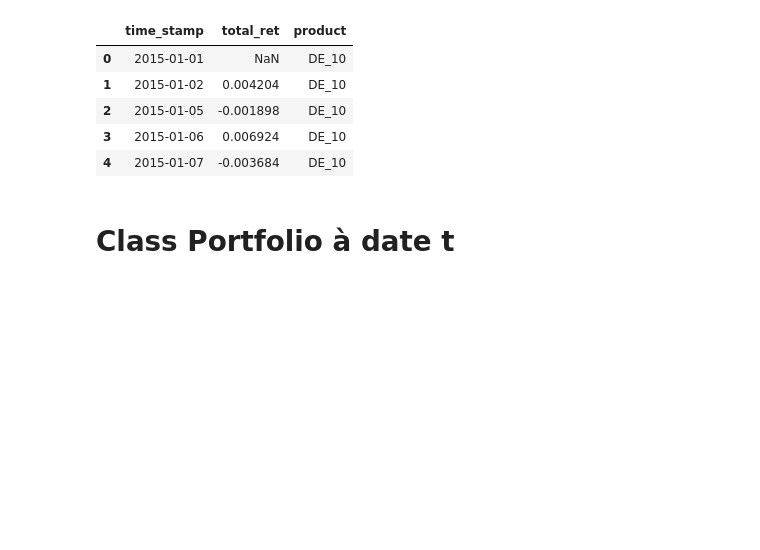
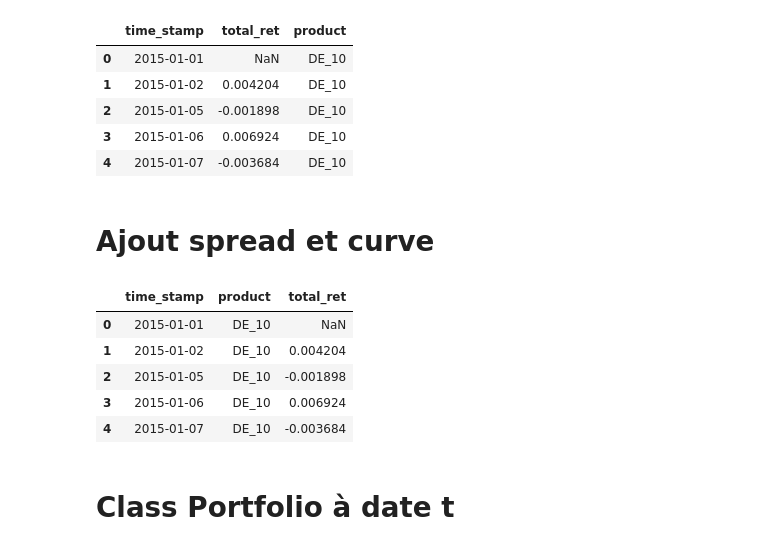
Before and after one commit to pradosth0/Markowitz_based_portfolio_allocation, a Jupyter notebook: pf_bond.ipynb, the cells around one changed output. Drawn from its saved outputs; the diff is of its cells as text; code cells hidden in the pictures; blank space fills up the shorter version.

Commit message:
"premier ajout des spreads, mais pas bon du tout, à modif"

```diff
--- a/pf_bond.ipynb
+++ b/pf_bond.ipynb
@@ -144,6 +144,76 @@ data_completed.head()
 | 2 | 2015-01-05 | -0.001898 | DE_10 |
 | 3 | 2015-01-06 | 0.006924 | DE_10 |
 | 4 | 2015-01-07 | -0.003684 | DE_10 |
+# %% [markdown]
+# Ajout spread et curve
+# %%
+def add_spread_curve(data):
+    """
+    Ajoute :
+      1) Spreads entre pays à même maturité  : FR_DE_2 = FR_2 - DE_2
+      2) curve intra-pays entre maturités : FR_2_5 = FR_2 - FR_5
+
+    data : DataFrame long (time_stamp, product, total_ret)
+    return : DataFrame long enrichi
+    """
+
+    df = data.copy()
+
+    # Extraire pays et maturités
+    products = df["product"].unique()
+    countries = sorted({p.split("_")[0] for p in products})
+    maturities = sorted({p.split("_")[1] for p in products})
+
+    # Pivot large : 1 colonne par produit
+    wide = df.pivot(index="time_stamp", columns="product", values="total_ret").sort_index()
+
+    # SPREADS ENTRE PAYS (même maturité)
+    for mat in maturities:
+        prods_mat = [f"{c}_{mat}" for c in countries if f"{c}_{mat}" in wide.columns]
+
+        for i in range(len(prods_mat)):
+            for j in range(i + 1, len(prods_mat)):
+                p1 = prods_mat[i]
+                p2 = prods_mat[j]
+
+                c1 = p1.split("_")[0]
+                c2 = p2.split("_")[0]
+
+                spread_name = f"{c1}_{c2}_{mat}"
+                wide[spread_name] = wide[p1] - wide[p2]
+
+    #  curve INTRA-PAYS (entre maturités)
+    for c in countries:
+        # maturités disponibles pour ce pays
+        mats_c = sorted([p.split("_")[1] for p in products if p.startswith(c + "_")])
+
+        for i in range(len(mats_c)):
+            for j in range(i + 1, len(mats_c)):
+                m1 = mats_c[i]
+                m2 = mats_c[j]
+
+                p1 = f"{c}_{m1}"
+                p2 = f"{c}_{m2}"
+
+                if p1 in wide.columns and p2 in wide.columns:
+                    spread_name = f"{c}_{m1}_{m2}"
+                    wide[spread_name] = wide[p1] - wide[p2]
+
+    # Retour au format long
+    long = wide.reset_index().melt(
+        id_vars="time_stamp", var_name="product", value_name="total_ret"
+    )
+
+    return long
+long = add_spread_curve(data_completed)
+long.head()
+# %% [output]
+|  | time_stamp | product | total_ret |
+| 0 | 2015-01-01 | DE_10 | NaN |
+| 1 | 2015-01-02 | DE_10 | 0.004204 |
+| 2 | 2015-01-05 | DE_10 | -0.001898 |
+| 3 | 2015-01-06 | DE_10 | 0.006924 |
+| 4 | 2015-01-07 | DE_10 | -0.003684 |
 # %% [markdown]
 # Class Portfolio à date t
 # %%
```
Also changed, not shown: parts of 1 cell of this notebook.
